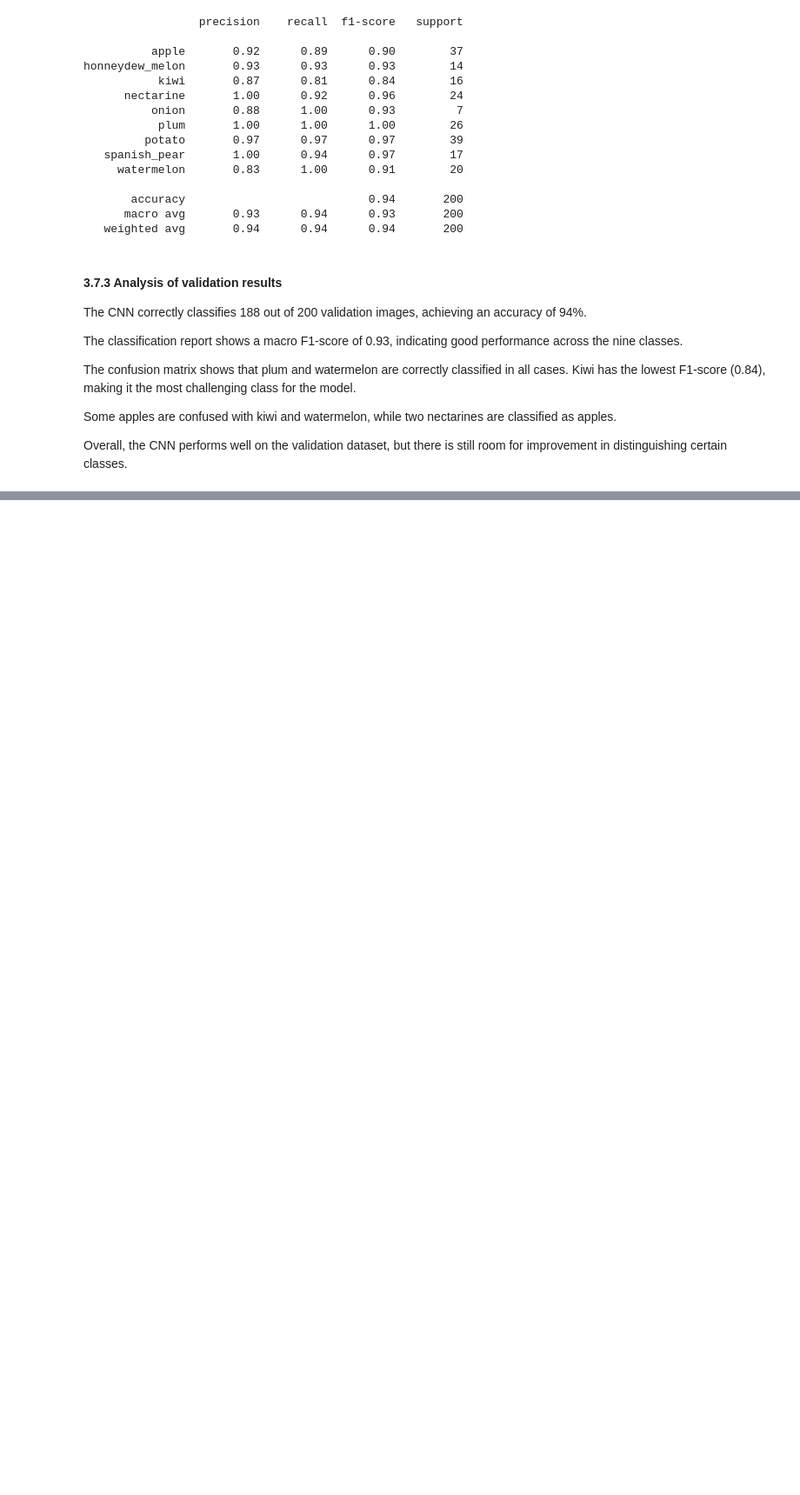
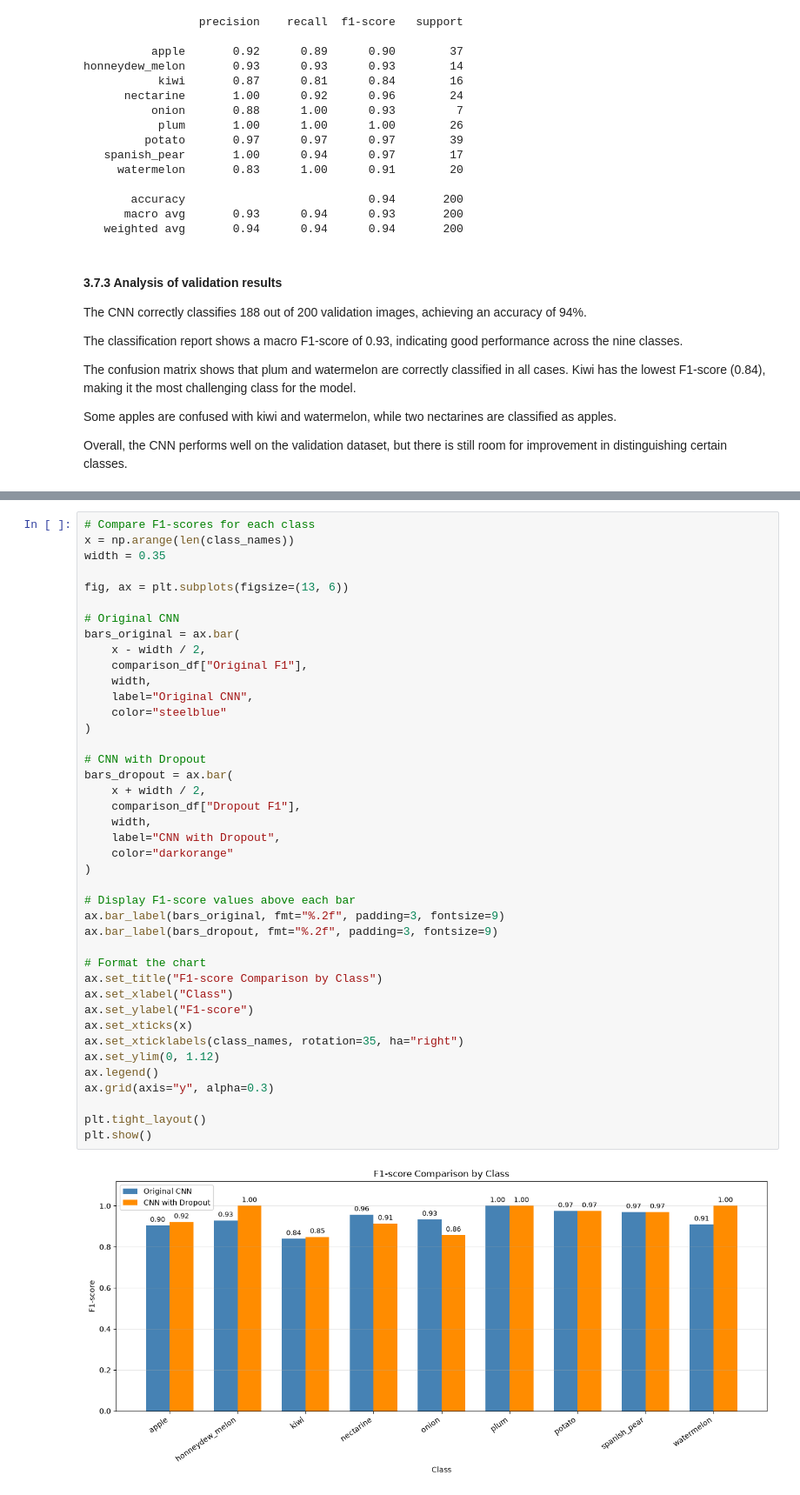
Before and after one commit to dargys/group-project, a Jupyter notebook: notebooks/IdaOchAnna.ipynb, the cells around one changed output, grey strips where cells are left out. Shown at 87% size. Cells and saved outputs as stored; diff of their text form; blank space fills up the shorter version.

```diff
--- a/notebooks/IdaOchAnna.ipynb
+++ b/notebooks/IdaOchAnna.ipynb
@@ -715,0 +1197,43 @@ Overall, the CNN performs well on the validation dataset, but there is still roo
+# %%
+# Compare F1-scores for each class
+x = np.arange(len(class_names))
+width = 0.35
+
+fig, ax = plt.subplots(figsize=(13, 6))
+
+# Original CNN
+bars_original = ax.bar(
+    x - width / 2,
+    comparison_df["Original F1"],
+    width,
+    label="Original CNN",
+    color="steelblue"
+)
+
+# CNN with Dropout
+bars_dropout = ax.bar(
+    x + width / 2,
+    comparison_df["Dropout F1"],
+    width,
+    label="CNN with Dropout",
+    color="darkorange"
+)
+
+# Display F1-score values above each bar
+ax.bar_label(bars_original, fmt="%.2f", padding=3, fontsize=9)
+ax.bar_label(bars_dropout, fmt="%.2f", padding=3, fontsize=9)
+
+# Format the chart
+ax.set_title("F1-score Comparison by Class")
+ax.set_xlabel("Class")
+ax.set_ylabel("F1-score")
+ax.set_xticks(x)
+ax.set_xticklabels(class_names, rotation=35, ha="right")
+ax.set_ylim(0, 1.12)
+ax.legend()
+ax.grid(axis="y", alpha=0.3)
+
+plt.tight_layout()
+plt.show()
+# %% [output]
+[figure, added]
```
Also changed, not shown: parts of 25 cells of this notebook, 3 other files.
